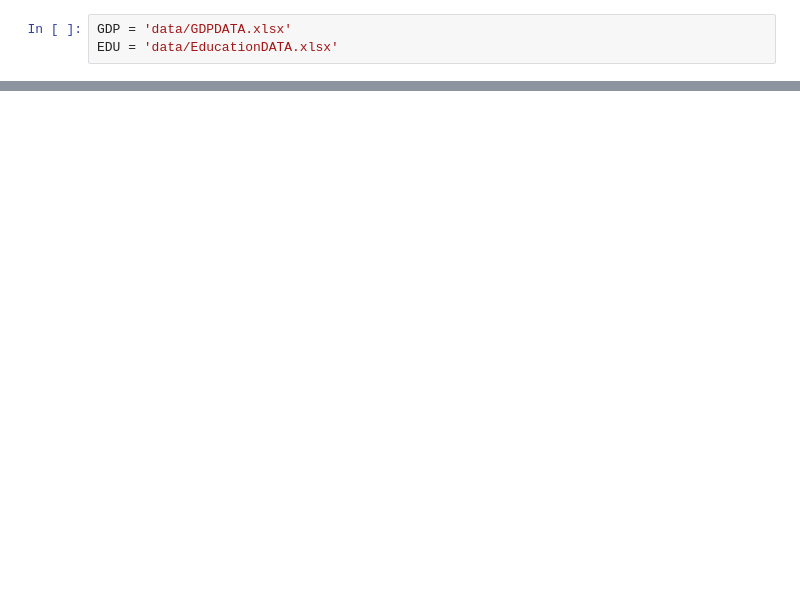
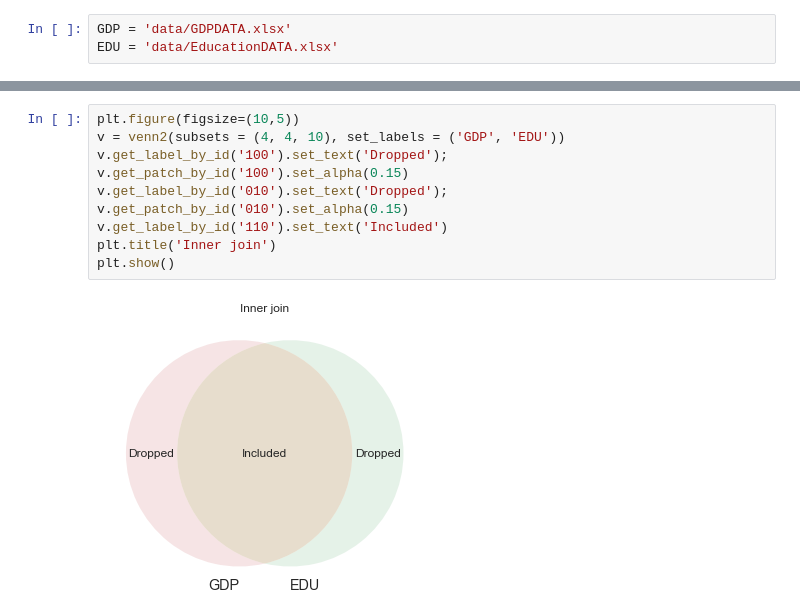
Before and after one commit to NumEconCopenhagen/kingcobra, a Jupyter notebook: dataproject/opgave1.ipynb, the cells around one changed output, grey strips where cells are left out. Saved outputs shown, nothing was run; the diff lists cells and outputs as text; blank space fills up the shorter version.

```diff
--- a/dataproject/opgave1.ipynb
+++ b/dataproject/opgave1.ipynb
@@ -35,0 +315,10 @@ pd.read_excel(EDU)
+# %%
+plt.figure(figsize=(10,5))
+v = venn2(subsets = (4, 4, 10), set_labels = ('GDP', 'EDU'))
+v.get_label_by_id('100').set_text('Dropped'); v.get_patch_by_id('100').set_alpha(0.15)
+v.get_label_by_id('010').set_text('Dropped'); v.get_patch_by_id('010').set_alpha(0.15)
+v.get_label_by_id('110').set_text('Included')
+plt.title('Inner join')
+plt.show()
+# %% [output]
+[figure, added]
```
Also changed, not shown: parts of 43 cells of this notebook.
